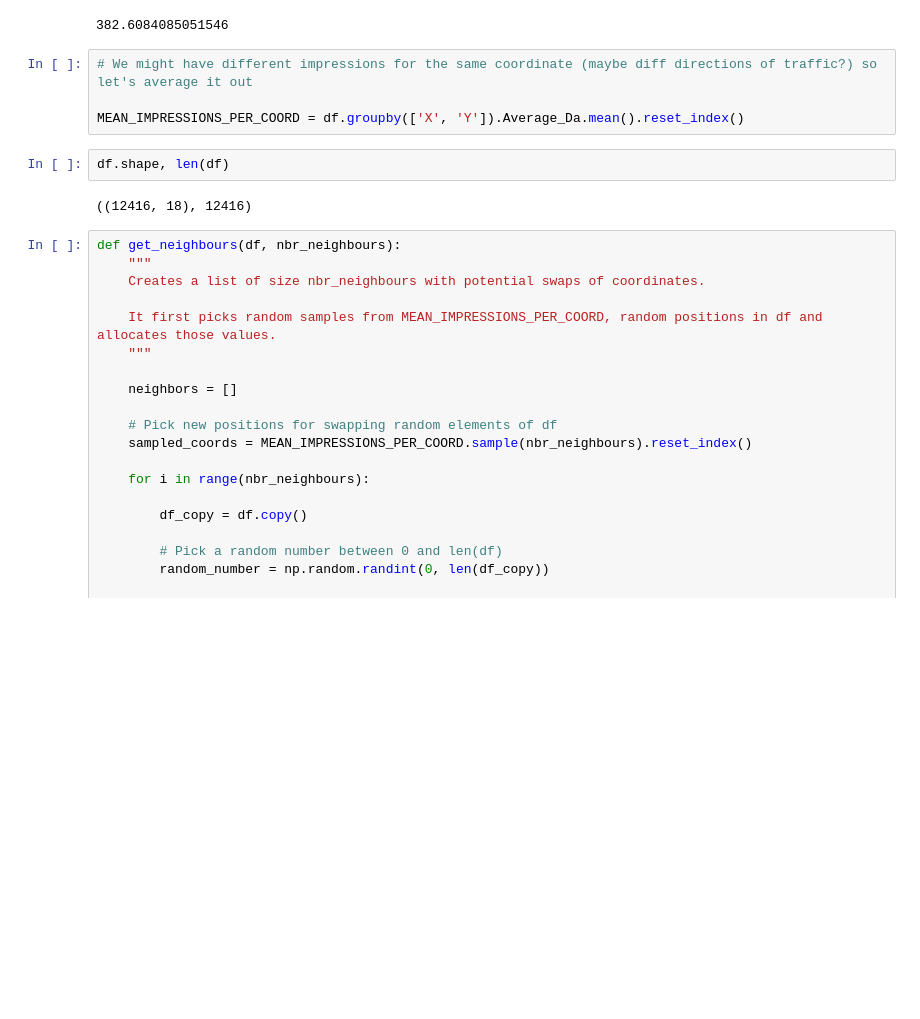
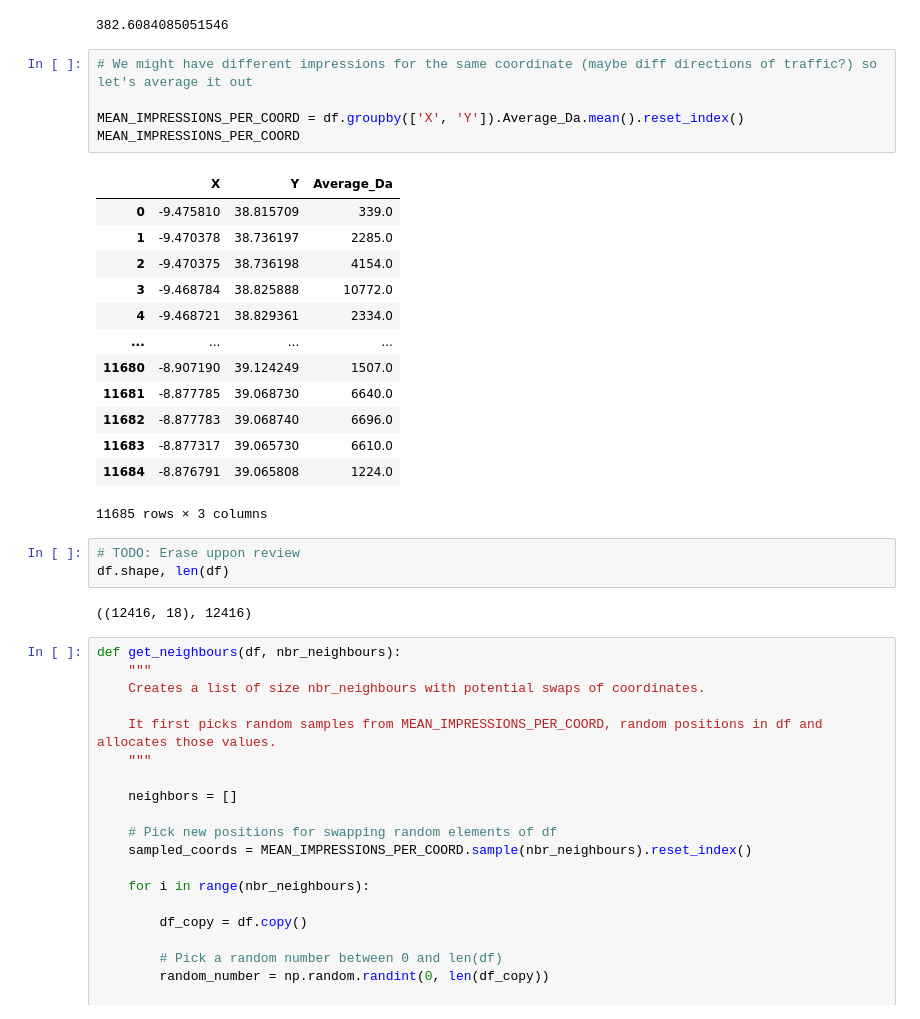
Before and after one commit to TiagoFilipeSousaGoncalves/wdl-tech-moguls, a Jupyter notebook: stage-4/Deliverable.ipynb, the cells around one changed output. Cells and saved outputs as stored; diff of their text form; blank space fills up the shorter version.

```diff
--- a/stage-4/Deliverable.ipynb
+++ b/stage-4/Deliverable.ipynb
@@ -199,8 +216,24 @@ fitness(df)
 # %%
 # We might have different impressions for the same coordinate (maybe diff directions of traffic?) so let's average it out
 
 MEAN_IMPRESSIONS_PER_COORD = df.groupby(['X', 'Y']).Average_Da.mean().reset_index()
+MEAN_IMPRESSIONS_PER_COORD
+# %% [output]
+|  | X | Y | Average_Da |
+| 0 | -9.475810 | 38.815709 | 339.0 |
+| 1 | -9.470378 | 38.736197 | 2285.0 |
+| 2 | -9.470375 | 38.736198 | 4154.0 |
+| 3 | -9.468784 | 38.825888 | 10772.0 |
+| 4 | -9.468721 | 38.829361 | 2334.0 |
+| ... | ... | ... | ... |
+| 11680 | -8.907190 | 39.124249 | 1507.0 |
+| 11681 | -8.877785 | 39.068730 | 6640.0 |
+| 11682 | -8.877783 | 39.068740 | 6696.0 |
+| 11683 | -8.877317 | 39.065730 | 6610.0 |
+| 11684 | -8.876791 | 39.065808 | 1224.0 |
+11685 rows × 3 columns
 # %%
+# TODO: Erase uppon review
 df.shape, len(df)
 # %% [output]
 ((12416, 18), 12416)
```
Also changed, not shown: parts of 20 cells of this notebook.
